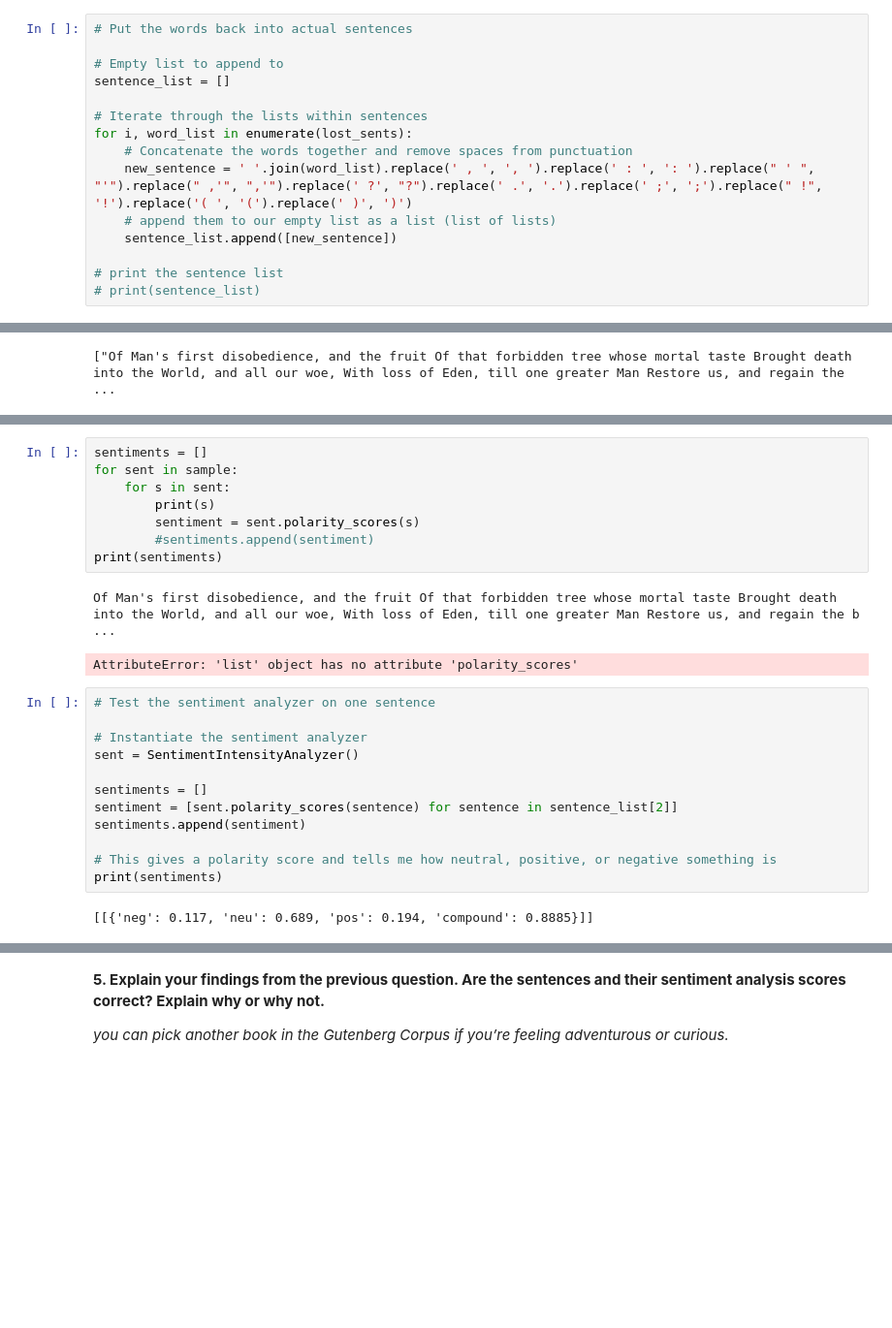
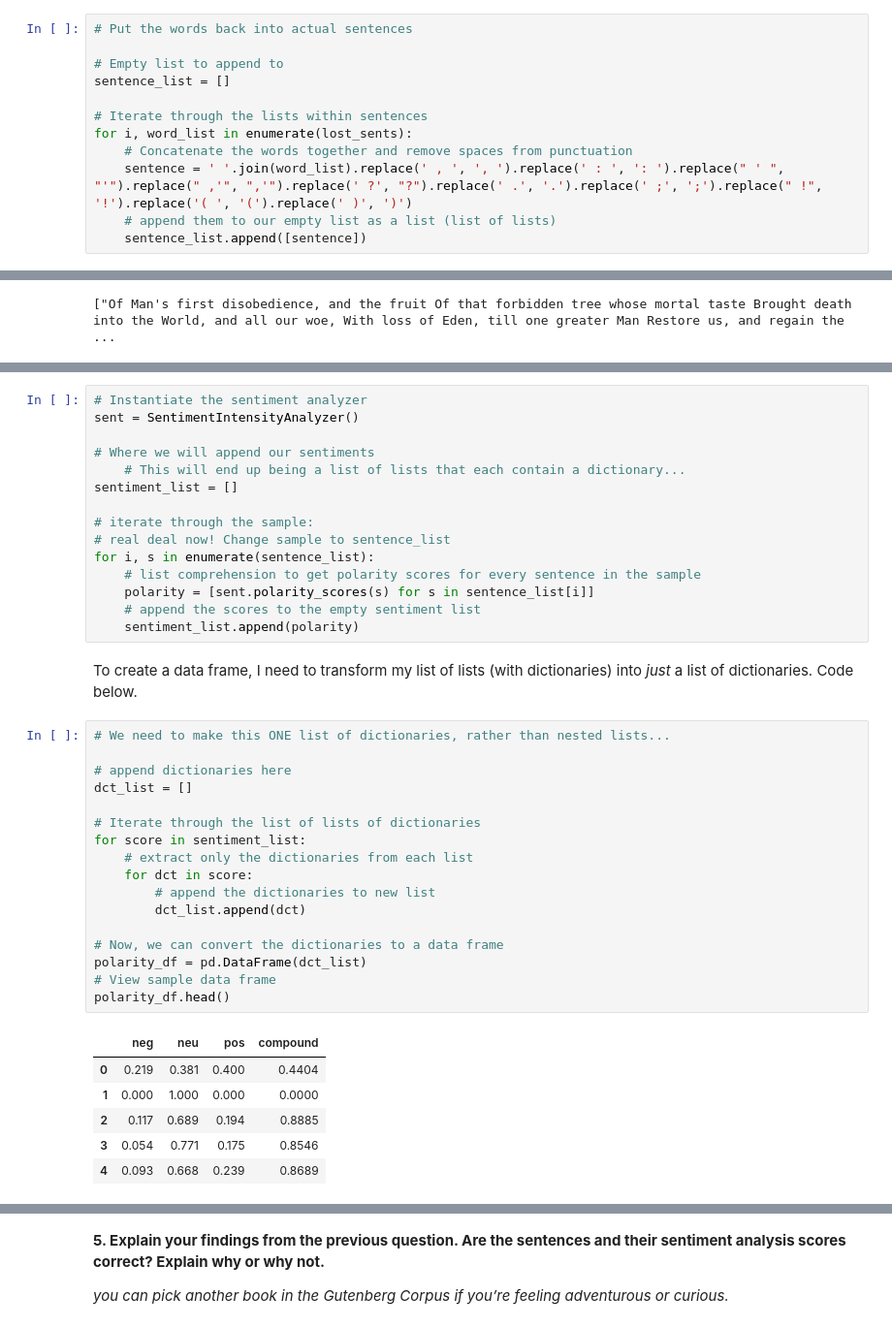
Before and after one commit to artolon/HW20-Natural-Lang-Process, a Jupyter notebook: homework20.ipynb, the cells around one changed output, grey strips where cells are left out. Shown at 97% size. Saved outputs shown, nothing was run; the diff lists cells and outputs as text; blank space fills up the shorter version.

Commit message:
first draft

```diff
--- a/homework20.ipynb
+++ b/homework20.ipynb
@@ -110,12 +116,9 @@ sentence_list = []
 # Iterate through the lists within sentences
 for i, word_list in enumerate(lost_sents):
     # Concatenate the words together and remove spaces from punctuation
-    new_sentence = ' '.join(word_list).replace(' , ', ', ').replace(' : ', ': ').replace(" ' ", "'").replace(" ,'", ",'").replace(' ?', "?").replace(' .', '.').replace(' ;', ';').replace(" !", '!').replace('( ', '(').replace(' )', ')')
+    sentence = ' '.join(word_list).replace(' , ', ', ').replace(' : ', ': ').replace(" ' ", "'").replace(" ,'", ",'").replace(' ?', "?").replace(' .', '.').replace(' ;', ';').replace(" !", '!').replace('( ', '(').replace(' )', ')')
     # append them to our empty list as a list (list of lists)
-    sentence_list.append([new_sentence])
-
-# print the sentence list
-# print(sentence_list)
+    sentence_list.append([sentence])
 # %%
 # View a sample sentence
 print(sentence_list[2])
@@ -126,25 +132,41 @@ sample = sentence_list[2:10]
 # %%
-sentiments = []
-for sent in sample:
-    for s in sent:
-        print(s)
-        sentiment = sent.polarity_scores(s)
-        #sentiments.append(sentiment)
-print(sentiments)
+# Instantiate the sentiment analyzer
+sent = SentimentIntensityAnalyzer()
+
+# Where we will append our sentiments
+    # This will end up being a list of lists that each contain a dictionary...
+sentiment_list = []
+
+# iterate through the sample:
+# real deal now! Change sample to sentence_list
+for i, s in enumerate(sentence_list):
+    # list comprehension to get polarity scores for every sentence in the sample
+    polarity = [sent.polarity_scores(s) for s in sentence_list[i]]
+    # append the scores to the empty sentiment list
+    sentiment_list.append(polarity)
-# %% [output]
-Of Man's first disobedience, and the fruit Of that forbidden tree whose mortal taste Brought death into the World, and all our woe, With loss of Eden, till one greater Man Restore us, and regain the b ...
-AttributeError: 'list' object has no attribute 'polarity_scores'
-# %%
-# Test the sentiment analyzer on one sentence
-
-# Instantiate the sentiment analyzer
-sent = SentimentIntensityAnalyzer()
-
-sentiments = []
-sentiment = [sent.polarity_scores(sentence) for sentence in sentence_list[2]]
-sentiments.append(sentiment)
-
-# This gives a polarity score and tells me how neutral, positive, or negative something is
-print(sentiments)
-# %% [output]
-[[{'neg': 0.117, 'neu': 0.689, 'pos': 0.194, 'compound': 0.8885}]]
+# %% [markdown]
+To create a data frame, I need to transform my list of lists (with dictionaries) into *just* a list of dictionaries. Code below.
+# %%
+# We need to make this ONE list of dictionaries, rather than nested lists...
+
+# append dictionaries here
+dct_list = []
+
+# Iterate through the list of lists of dictionaries
+for score in sentiment_list:
+    # extract only the dictionaries from each list
+    for dct in score:
+        # append the dictionaries to new list
+        dct_list.append(dct)
+
+# Now, we can convert the dictionaries to a data frame
+polarity_df = pd.DataFrame(dct_list)
+# View sample data frame
+polarity_df.head()
+# %% [output]
+|  | neg | neu | pos | compound |
+| 0 | 0.219 | 0.381 | 0.400 | 0.4404 |
+| 1 | 0.000 | 1.000 | 0.000 | 0.0000 |
+| 2 | 0.117 | 0.689 | 0.194 | 0.8885 |
+| 3 | 0.054 | 0.771 | 0.175 | 0.8546 |
+| 4 | 0.093 | 0.668 | 0.239 | 0.8689 |
```
Also changed, not shown: parts of 18 cells of this notebook.
